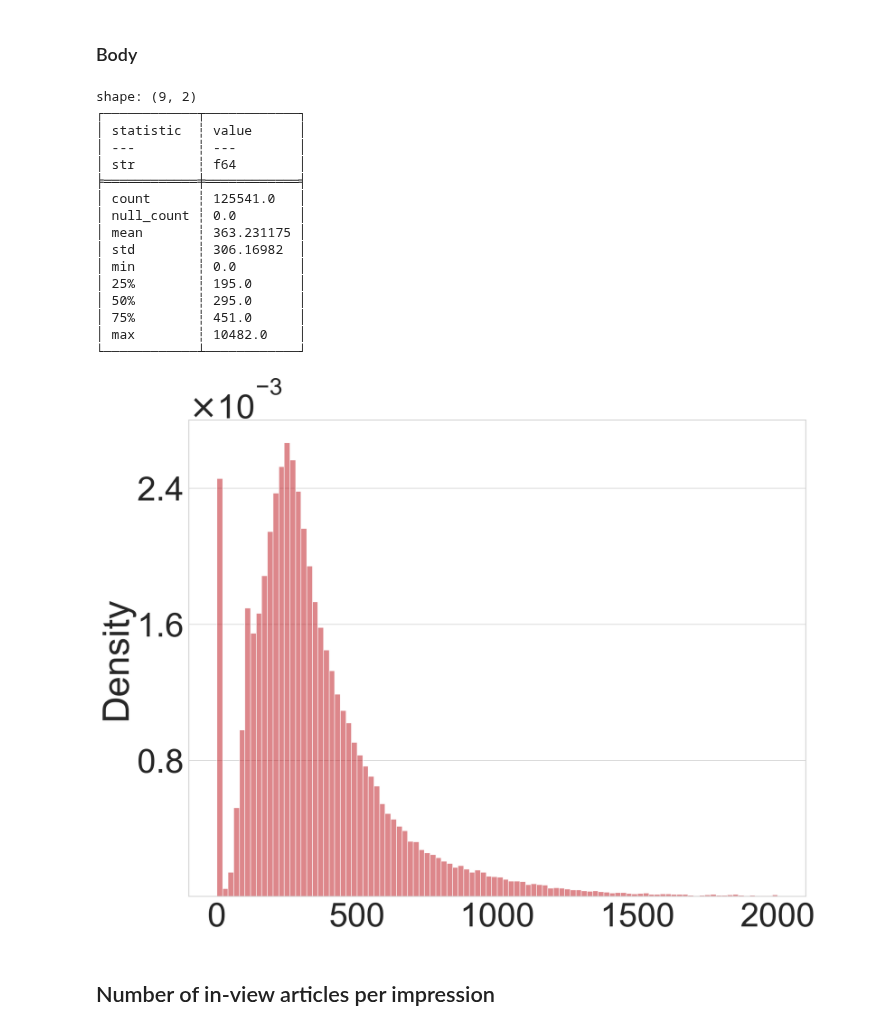
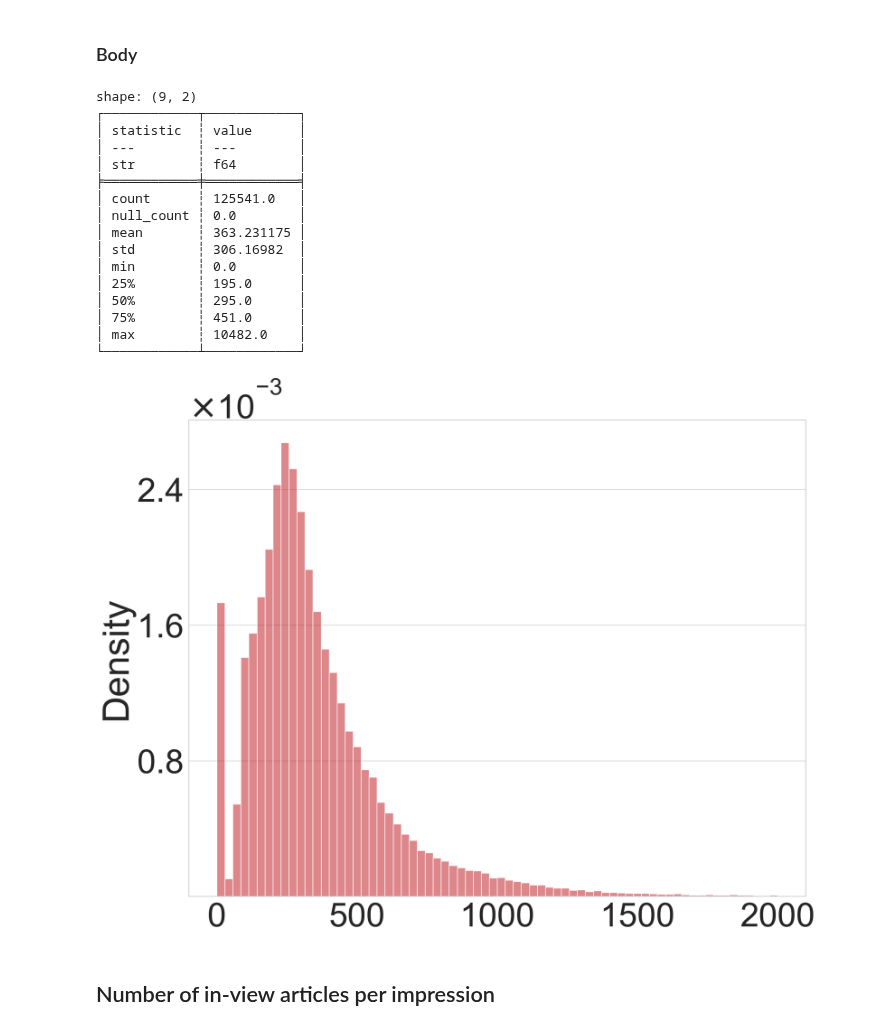
Before and after one commit to ebanalyse/ebnerd-benchmark, a Jupyter notebook: examples/01_datasets/dataset_analysis.ipynb, the cells around one changed output. Cells and saved outputs as stored; diff of their text form; code cells hidden in the pictures.

```diff
--- a/examples/01_datasets/dataset_analysis.ipynb
+++ b/examples/01_datasets/dataset_analysis.ipynb
@@ -445,33 +445,33 @@ shape: (9, 2)
 # %%
 print(df_articles[N_WORDS_BODY].describe())
 plot_histogram(
     df_articles.filter(pl.col(N_WORDS_BODY) <= 2_000).select(N_WORDS_BODY),
     num_xticks=5,
     num_yticks=4,
     fontsize=60,
-    bins=100,
+    bins=70,
     binwidth=None,
     column_name=N_WORDS_BODY,
     save_path=PLOT_PATH.joinpath(N_WORDS_BODY + ".png"),
 )
 # %% [output]
 shape: (9, 2)
 ┌────────────┬────────────┐
 │ statistic  ┆ value      │
 │ ---        ┆ ---        │
 │ str        ┆ f64        │
 ╞════════════╪════════════╡
 │ count      ┆ 125541.0   │
 │ null_count ┆ 0.0        │
 │ mean       ┆ 363.231175 │
 │ std        ┆ 306.16982  │
 │ min        ┆ 0.0        │
 │ 25%        ┆ 195.0      │
 │ 50%        ┆ 295.0      │
 │ 75%        ┆ 451.0      │
 │ max        ┆ 10482.0    │
 └────────────┴────────────┘
-[figure, old version]
+[figure, new version]
 # %% [markdown]
 ## Number of in-view articles per impression
 # %%
```
Also changed, not shown: parts of 1 cell of this notebook, 1 other file.
